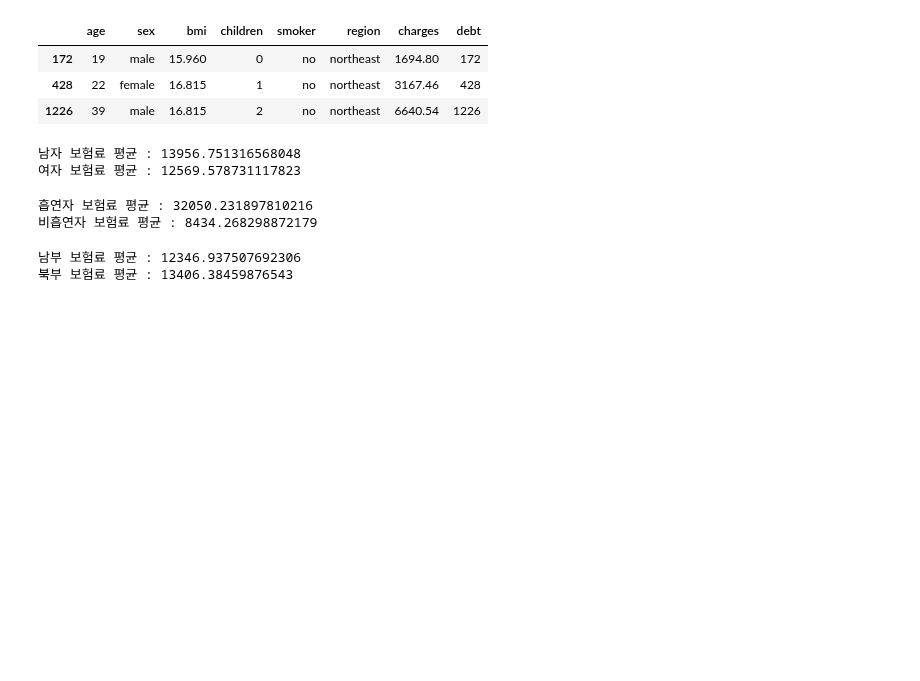
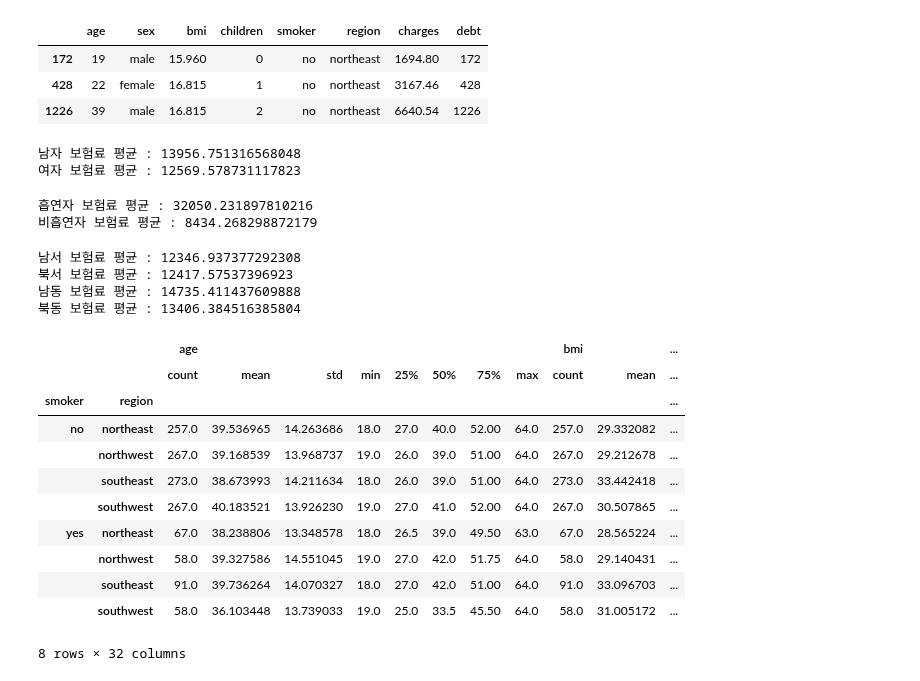
Before and after one commit to Telkem/hipython_rep, a Jupyter notebook: 12_판다스연습문제.ipynb, the cells around one changed output. Drawn from its saved outputs; the diff is of its cells as text; code cells hidden in the pictures; blank space fills up the shorter version.

```diff
--- a/12_판다스연습문제.ipynb
+++ b/12_판다스연습문제.ipynb
@@ -283,10 +283,32 @@ print(f"비흡연자 보험료 평균 : {nosmoker_ch_avg}")
 비흡연자 보험료 평균 : 8434.268298872179
 # %%
 #지역별 보험료 평균
-south_ch_avg = df[df['region'] == 'southwest']['charges'].mean()
-north_ch_avg = df[df['region'] == 'northeast']['charges'].mean()
-print(f"남부 보험료 평균 : {south_ch_avg}")
-print(f"북부 보험료 평균 : {north_ch_avg}")
+southw_ch_avg = df[df['region'] == 'southwest']['charges'].mean()
+northw_ch_avg = df[df['region'] == 'northwest']['charges'].mean()
+southe_ch_avg = df[df['region'] == 'southeast']['charges'].mean()
+northe_ch_avg = df[df['region'] == 'northeast']['charges'].mean()
+print(f"남서 보험료 평균 : {southw_ch_avg}")
+print(f"북서 보험료 평균 : {northw_ch_avg}")
+print(f"남동 보험료 평균 : {southe_ch_avg}")
+print(f"북동 보험료 평균 : {northe_ch_avg}")
 # %% [output]
-남부 보험료 평균 : 12346.937507692306
-북부 보험료 평균 : 13406.38459876543
+남서 보험료 평균 : 12346.937377292308
+북서 보험료 평균 : 12417.57537396923
+남동 보험료 평균 : 14735.411437609888
+북동 보험료 평균 : 13406.384516385804
+# %%
+#흡연여부 + 지역별 데이터 평균
+df.groupby(['smoker','region']).describe()
+# %% [output]
+|  |  | age |  |  |  |  |  |  |  | bmi |  | ... |
+|  |  | count | mean | std | min | 25% | 50% | 75% | max | count | mean | ... |
+| smoker | region |  |  |  |  |  |  |  |  |  |  | ... |
+| no | northeast | 257.0 | 39.536965 | 14.263686 | 18.0 | 27.0 | 40.0 | 52.00 | 64.0 | 257.0 | 29.332082 | ... |
+|  | northwest | 267.0 | 39.168539 | 13.968737 | 19.0 | 26.0 | 39.0 | 51.00 | 64.0 | 267.0 | 29.212678 | ... |
+|  | southeast | 273.0 | 38.673993 | 14.211634 | 18.0 | 26.0 | 39.0 | 51.00 | 64.0 | 273.0 | 33.442418 | ... |
+|  | southwest | 267.0 | 40.183521 | 13.926230 | 19.0 | 27.0 | 41.0 | 52.00 | 64.0 | 267.0 | 30.507865 | ... |
+| yes | northeast | 67.0 | 38.238806 | 13.348578 | 18.0 | 26.5 | 39.0 | 49.50 | 63.0 | 67.0 | 28.565224 | ... |
+|  | northwest | 58.0 | 39.327586 | 14.551045 | 19.0 | 27.0 | 42.0 | 51.75 | 64.0 | 58.0 | 29.140431 | ... |
+|  | southeast | 91.0 | 39.736264 | 14.070327 | 18.0 | 27.0 | 42.0 | 51.00 | 64.0 | 91.0 | 33.096703 | ... |
+|  | southwest | 58.0 | 36.103448 | 13.739033 | 19.0 | 25.0 | 33.5 | 45.50 | 64.0 | 58.0 | 31.005172 | ... |
+8 rows × 32 columns
```
Also changed, not shown: parts of 3 cells of this notebook, 1 other file.
